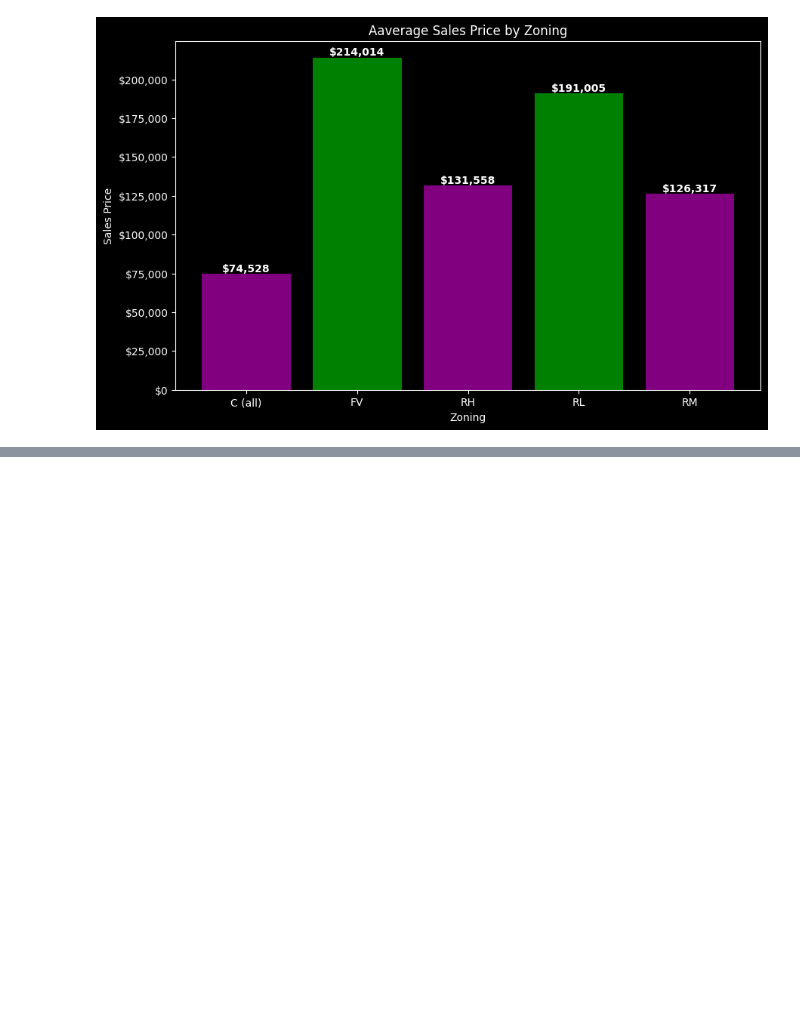
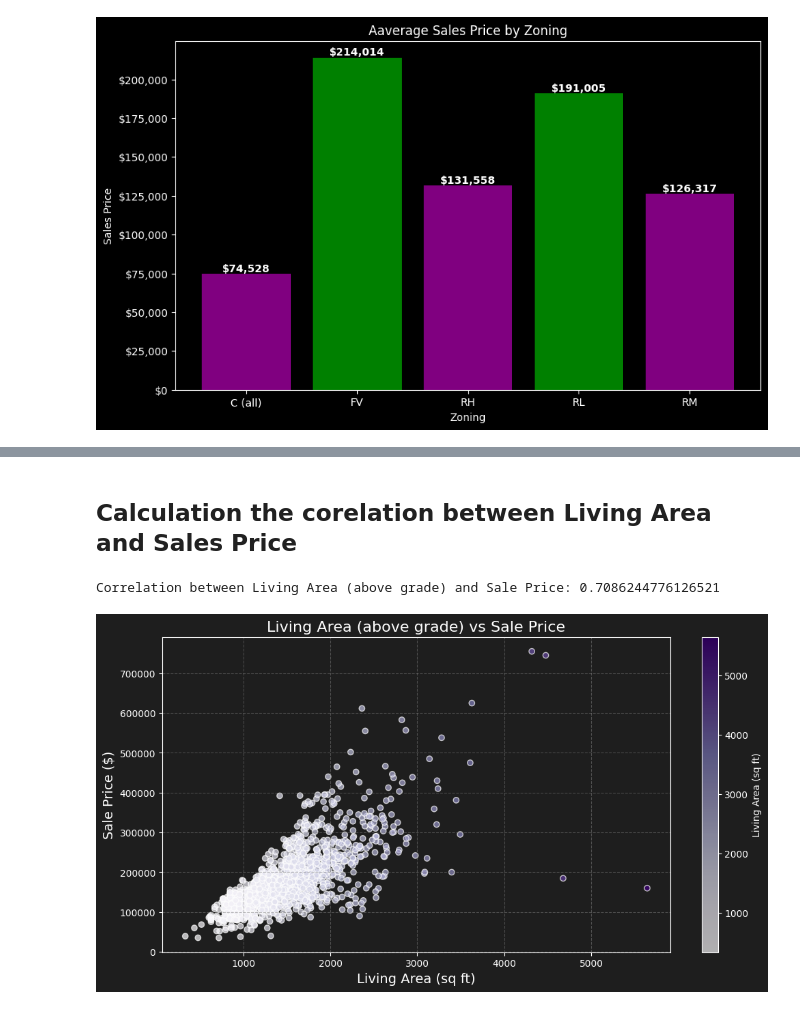
Before and after one commit to ADongol123/House_pricing_model, a Jupyter notebook: House Prices.ipynb, the cells around one changed output, grey strips where cells are left out. Cells and saved outputs as stored; diff of their text form; code cells hidden in the pictures; blank space fills up the shorter version.

```diff
--- a/House Prices.ipynb
+++ b/House Prices.ipynb
@@ -315,0 +464,34 @@ plt.show()
+# %% [markdown]
+## Calculation the corelation between Living Area and Sales Price
+# %%
+import matplotlib.pyplot as plt
+
+# Calculate Correlation between Living Area and Sale Price
+living_area_price_corr = dataset['GrLivArea'].corr(dataset['SalePrice'])
+print(f'Correlation between Living Area (above grade) and Sale Price: {living_area_price_corr}')
+
+# Create a scatter plot to visualize the relationship
+plt.figure(figsize=(12, 6))
+scatter = plt.scatter(dataset['GrLivArea'], dataset['SalePrice'], c=dataset['GrLivArea'], cmap='Purples', edgecolor='w', alpha=0.7)
+
+# Add color bar
+cbar = plt.colorbar(scatter)
+cbar.set_label('Living Area (sq ft)')
+
+# Set titles and labels
+plt.title('Living Area (above grade) vs Sale Price', fontsize=16, color='white')
+plt.xlabel('Living Area (sq ft)', fontsize=14, color='white')
+plt.ylabel('Sale Price ($)', fontsize=14, color='white')
+
+# Set background color
+plt.gca().set_facecolor('#1e1e1e')
+plt.gcf().set_facecolor('#1e1e1e')
+plt.xticks(color='white')
+plt.yticks(color='white')
+
+# Show the plot
+plt.grid(color='gray', linestyle='--', alpha=0.5)
+plt.show()
+# %% [output]
+Correlation between Living Area (above grade) and Sale Price: 0.7086244776126521
+[figure, added]
```
Also changed, not shown: parts of 10 cells of this notebook.
